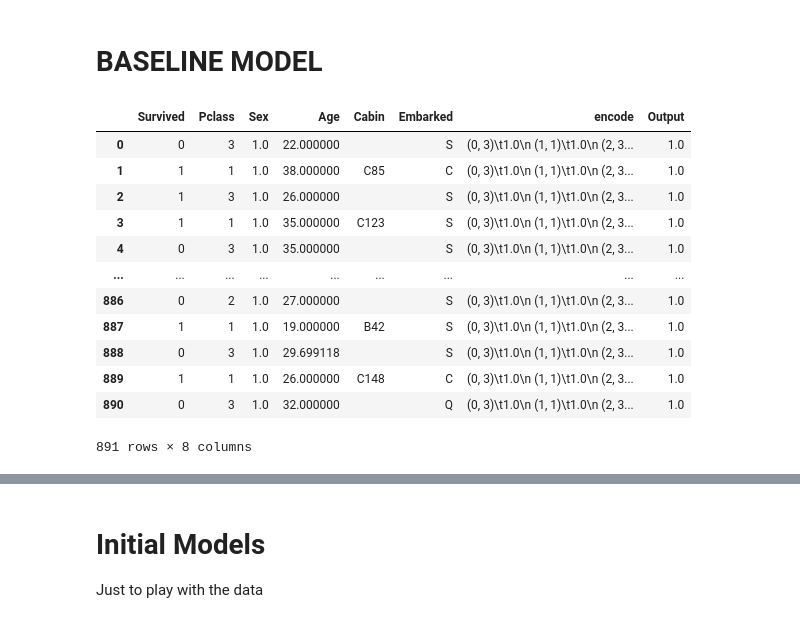
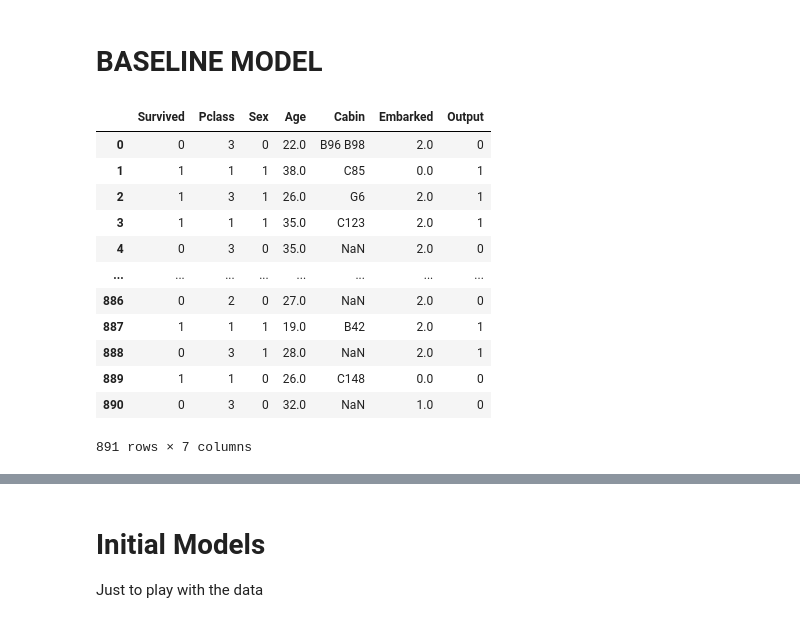
Before and after one commit to ArmandoDLaRosa/TC3006C, a Jupyter notebook: EDA/EDA.ipynb, the cells around one changed output, grey strips where cells are left out. Saved outputs shown, nothing was run; the diff lists cells and outputs as text; code cells hidden in the pictures.

```diff
--- a/EDA/EDA.ipynb
+++ b/EDA/EDA.ipynb
@@ -89,7 +89,7 @@ def explore(df: pd.DataFrame) -> pd.DataFrame:
 # DATA
 # %%
 import pandas as pd
-df_og = pd.read_csv("/work/train.csv")
+df_og = pd.read_csv("/work/data/train.csv")
 df_og
 # %% [output]
 |  | PassengerId | Survived | Pclass | Name | Sex | Age | SibSp | Parch | Ticket | Fare | ... |
@@ -153,17 +183,35 @@ display(df_clean.select_dtypes(include ='object').describe(include = 'O').T)
 | Embarked | 889 | 3 | S | 644 |
 # %% [markdown]
 # FIXING
-# %%
-from sklearn.preprocessing import OneHotEncoder
-
-# NAN, NULLS - Age, Cabin, Embarked
-df_clean['Age'].fillna(value=df_clean['Age'].mean(), inplace=True)
-df_clean.Cabin.fillna('', inplace = True)
-df_clean.Embarked.fillna('', inplace = True)
-
-# ENCODING - Sex, Embarked
-df_clean["Sex"] = (df_clean['Sex'] != "male").astype(float)
-df_clean["encode"] = OneHotEncoder().fit_transform(df_clean[['Embarked']])
+# %%
+def imputing(df:pd.DataFrame) -> pd.DataFrame:
+    var_types = {
+        "number"    :   "median",
+        "object"    :   "mode"
+    }
+    for var_type in list(var_types.keys()):
+        for col in df.select_dtypes(include=var_type).columns:
+            df[col] = df[col].fillna(getattr(df[col], var_types[var_type])())
+    return df
+
+def encoding(df:pd.DataFrame) -> pd.DataFrame:
+    sex = {
+        "male"  :   0,
+        "female":   1
+    }
+    embarked = {
+        "C" :   0,
+        "Q" :   1,
+        "S" :   2
+    }
+    df['Sex'] = df['Sex'].map(sex)
+    df['Embarked'] = df['Embarked'].map(embarked)
+    return df
+
+# NAN, NULLS - Age, Cabin, Embarked
+df_clean = imputing(df_clean)
+# ENCODING - Sex, Embarked
+df_clean = encoding(df_clean)
 # %%
 df_clean.head()
 # %% [output]
@@ -177,22 +225,22 @@ df_clean.head()
 # BASELINE MODEL
 # %%
 # IF female -> survived ELSE died
-df_clean["Output"] =  (df_clean['Sex'] != "male").astype(float)
+df_clean["Output"] =  df_clean['Sex']
 df_clean
 # %% [output]
-|  | Survived | Pclass | Sex | Age | Cabin | Embarked | encode | Output |
-| 0 | 0 | 3 | 1.0 | 22.000000 |  | S | (0, 3)\t1.0\n (1, 1)\t1.0\n (2, 3... | 1.0 |
-| 1 | 1 | 1 | 1.0 | 38.000000 | C85 | C | (0, 3)\t1.0\n (1, 1)\t1.0\n (2, 3... | 1.0 |
-| 2 | 1 | 3 | 1.0 | 26.000000 |  | S | (0, 3)\t1.0\n (1, 1)\t1.0\n (2, 3... | 1.0 |
-| 3 | 1 | 1 | 1.0 | 35.000000 | C123 | S | (0, 3)\t1.0\n (1, 1)\t1.0\n (2, 3... | 1.0 |
-| 4 | 0 | 3 | 1.0 | 35.000000 |  | S | (0, 3)\t1.0\n (1, 1)\t1.0\n (2, 3... | 1.0 |
-| ... | ... | ... | ... | ... | ... | ... | ... | ... |
-| 886 | 0 | 2 | 1.0 | 27.000000 |  | S | (0, 3)\t1.0\n (1, 1)\t1.0\n (2, 3... | 1.0 |
-| 887 | 1 | 1 | 1.0 | 19.000000 | B42 | S | (0, 3)\t1.0\n (1, 1)\t1.0\n (2, 3... | 1.0 |
-| 888 | 0 | 3 | 1.0 | 29.699118 |  | S | (0, 3)\t1.0\n (1, 1)\t1.0\n (2, 3... | 1.0 |
-| 889 | 1 | 1 | 1.0 | 26.000000 | C148 | C | (0, 3)\t1.0\n (1, 1)\t1.0\n (2, 3... | 1.0 |
-| 890 | 0 | 3 | 1.0 | 32.000000 |  | Q | (0, 3)\t1.0\n (1, 1)\t1.0\n (2, 3... | 1.0 |
+|  | Survived | Pclass | Sex | Age | Cabin | Embarked | Output |
+| 0 | 0 | 3 | 0 | 22.0 | B96 B98 | 2.0 | 0 |
+| 1 | 1 | 1 | 1 | 38.0 | C85 | 0.0 | 1 |
+| 2 | 1 | 3 | 1 | 26.0 | G6 | 2.0 | 1 |
+| 3 | 1 | 1 | 1 | 35.0 | C123 | 2.0 | 1 |
+| 4 | 0 | 3 | 0 | 35.0 | NaN | 2.0 | 0 |
+| ... | ... | ... | ... | ... | ... | ... | ... |
+| 886 | 0 | 2 | 0 | 27.0 | NaN | 2.0 | 0 |
+| 887 | 1 | 1 | 1 | 19.0 | B42 | 2.0 | 1 |
+| 888 | 0 | 3 | 1 | 28.0 | NaN | 2.0 | 1 |
+| 889 | 1 | 1 | 0 | 26.0 | C148 | 0.0 | 0 |
+| 890 | 0 | 3 | 0 | 32.0 | NaN | 1.0 | 0 |
-891 rows × 8 columns
+891 rows × 7 columns
 # %%
 from sklearn import metrics
 confusion_matrix = metrics.confusion_matrix(df_clean["Survived"], df_clean["Output"])
```
Also changed, not shown: parts of 10 cells of this notebook, 2 other files.
